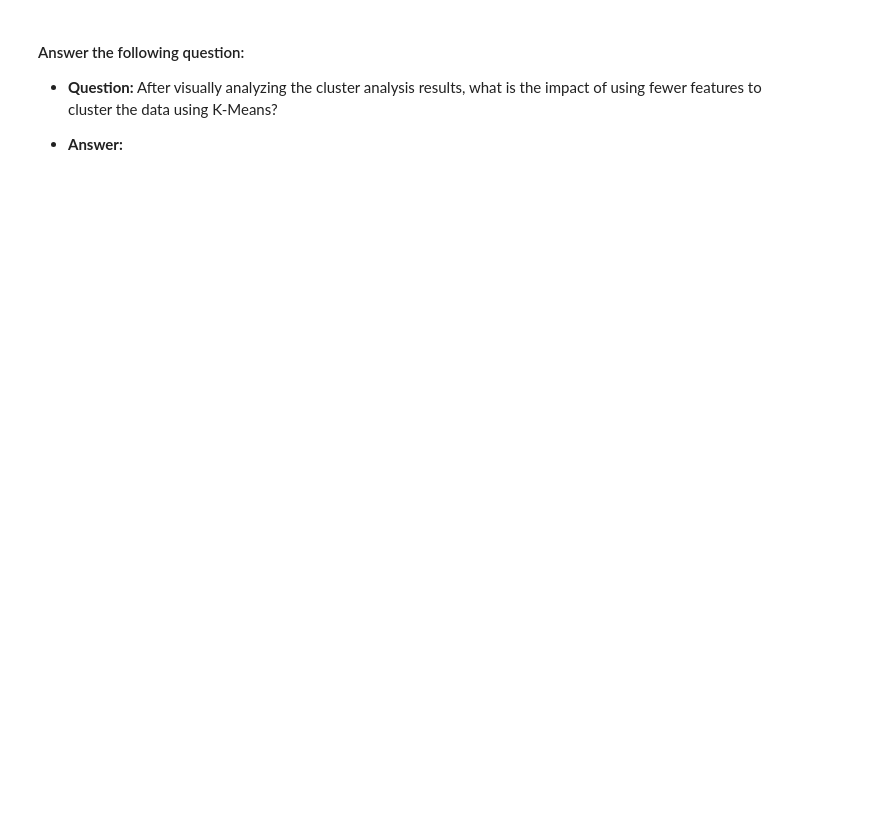
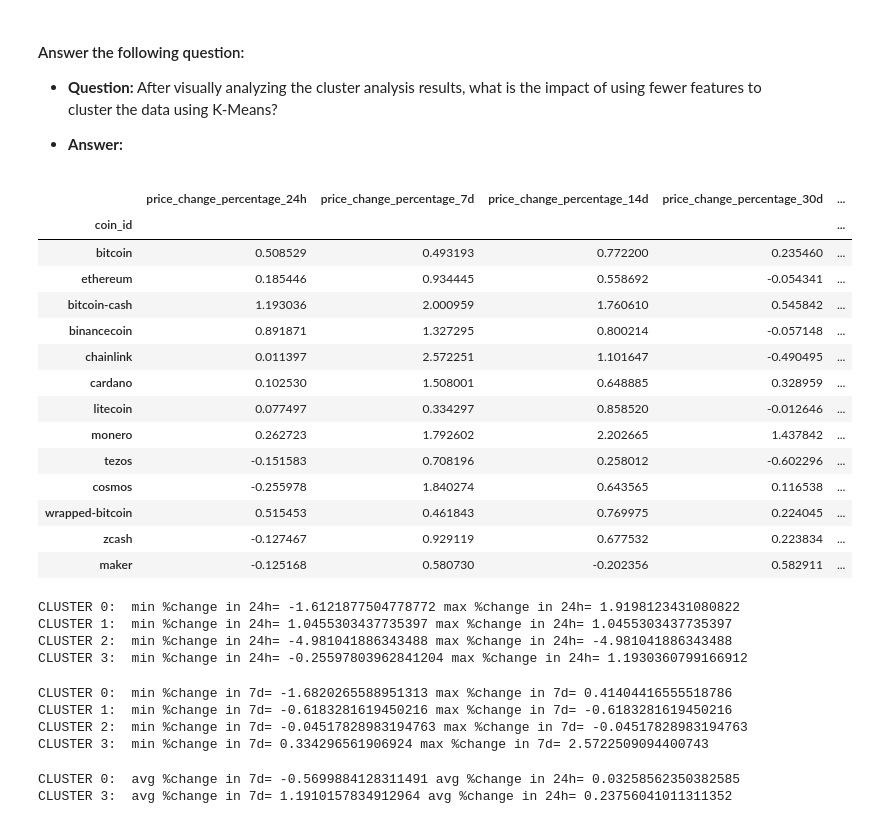
Before and after one commit to kendraliu/Crypto-Clustering, a Jupyter notebook: CryptoClustering.ipynb, the cells around one changed output. Cells and saved outputs as stored; diff of their text form; code cells hidden in the pictures; blank space fills up the shorter version.

```diff
--- a/CryptoClustering.ipynb
+++ b/CryptoClustering.ipynb
@@ -282,0 +332,3 @@ marketDataKModel.hvplot.scatter(x="price_change_percentage_24h", y="price_change
+# %%
+marketCombined = pd.concat([standardizedMarketData, pcaGroupingskMeans], axis=1)
+marketCombined.head(7)
@@ -295,3 +374,51 @@ In this section, you will visually analyze the cluster analysis results by contr
   * **Question:** After visually analyzing the cluster analysis results, what is the impact of using fewer features to cluster the data using K-Means?
 
   * **Answer:**
+# %%
+cluster1 = marketCombined[marketCombined["PCA K Means"]==0]
+cluster2 = marketCombined[marketCombined["PCA K Means"]==1]
+cluster3 = marketCombined[marketCombined["PCA K Means"]==2]
+cluster4 = marketCombined[marketCombined["PCA K Means"]==3]
+cluster4
+# %% [output]
+|  | price_change_percentage_24h | price_change_percentage_7d | price_change_percentage_14d | price_change_percentage_30d | ... |
+| coin_id |  |  |  |  | ... |
+| bitcoin | 0.508529 | 0.493193 | 0.772200 | 0.235460 | ... |
+| ethereum | 0.185446 | 0.934445 | 0.558692 | -0.054341 | ... |
+| bitcoin-cash | 1.193036 | 2.000959 | 1.760610 | 0.545842 | ... |
+| binancecoin | 0.891871 | 1.327295 | 0.800214 | -0.057148 | ... |
+| chainlink | 0.011397 | 2.572251 | 1.101647 | -0.490495 | ... |
+| cardano | 0.102530 | 1.508001 | 0.648885 | 0.328959 | ... |
+| litecoin | 0.077497 | 0.334297 | 0.858520 | -0.012646 | ... |
+| monero | 0.262723 | 1.792602 | 2.202665 | 1.437842 | ... |
+| tezos | -0.151583 | 0.708196 | 0.258012 | -0.602296 | ... |
+| cosmos | -0.255978 | 1.840274 | 0.643565 | 0.116538 | ... |
+| wrapped-bitcoin | 0.515453 | 0.461843 | 0.769975 | 0.224045 | ... |
+| zcash | -0.127467 | 0.929119 | 0.677532 | 0.223834 | ... |
+| maker | -0.125168 | 0.580730 | -0.202356 | 0.582911 | ... |
+# %%
+print("CLUSTER 0: ","min %change in 24h=", cluster1.price_change_percentage_24h.min() , "max %change in 24h=", cluster1.price_change_percentage_24h.max())
+print("CLUSTER 1: ","min %change in 24h=", cluster2.price_change_percentage_24h.min() , "max %change in 24h=", cluster2.price_change_percentage_24h.max())
+print("CLUSTER 2: ","min %change in 24h=", cluster3.price_change_percentage_24h.min() , "max %change in 24h=", cluster3.price_change_percentage_24h.max())
+print("CLUSTER 3: ","min %change in 24h=", cluster4.price_change_percentage_24h.min() , "max %change in 24h=", cluster4.price_change_percentage_24h.max())
+# %% [output]
+CLUSTER 0:  min %change in 24h= -1.6121877504778772 max %change in 24h= 1.9198123431080822
+CLUSTER 1:  min %change in 24h= 1.0455303437735397 max %change in 24h= 1.0455303437735397
+CLUSTER 2:  min %change in 24h= -4.981041886343488 max %change in 24h= -4.981041886343488
+CLUSTER 3:  min %change in 24h= -0.25597803962841204 max %change in 24h= 1.1930360799166912
+# %%
+print("CLUSTER 0: ","min %change in 7d=", cluster1.price_change_percentage_7d.min() , "max %change in 7d=", cluster1.price_change_percentage_7d.max())
+print("CLUSTER 1: ","min %change in 7d=", cluster2.price_change_percentage_7d.min() , "max %change in 7d=", cluster2.price_change_percentage_7d.max())
+print("CLUSTER 2: ","min %change in 7d=", cluster3.price_change_percentage_7d.min() , "max %change in 7d=", cluster3.price_change_percentage_7d.max())
+print("CLUSTER 3: ","min %change in 7d=", cluster4.price_change_percentage_7d.min() , "max %change in 7d=", cluster4.price_change_percentage_7d.max())
+# %% [output]
+CLUSTER 0:  min %change in 7d= -1.6820265588951313 max %change in 7d= 0.41404416555518786
+CLUSTER 1:  min %change in 7d= -0.6183281619450216 max %change in 7d= -0.6183281619450216
+CLUSTER 2:  min %change in 7d= -0.04517828983194763 max %change in 7d= -0.04517828983194763
+CLUSTER 3:  min %change in 7d= 0.334296561906924 max %change in 7d= 2.5722509094400743
+# %%
+print("CLUSTER 0: ","avg %change in 7d=", cluster1.price_change_percentage_7d.mean() , "avg %change in 24h=", cluster1.price_change_percentage_24h.mean())
+print("CLUSTER 3: ","avg %change in 7d=", cluster4.price_change_percentage_7d.mean() , "avg %change in 24h=", cluster4.price_change_percentage_24h.mean())
+# %% [output]
+CLUSTER 0:  avg %change in 7d= -0.5699884128311491 avg %change in 24h= 0.03258562350382585
+CLUSTER 3:  avg %change in 7d= 1.1910157834912964 avg %change in 24h= 0.23756041011311352
```
Also changed, not shown: parts of 35 cells of this notebook.
